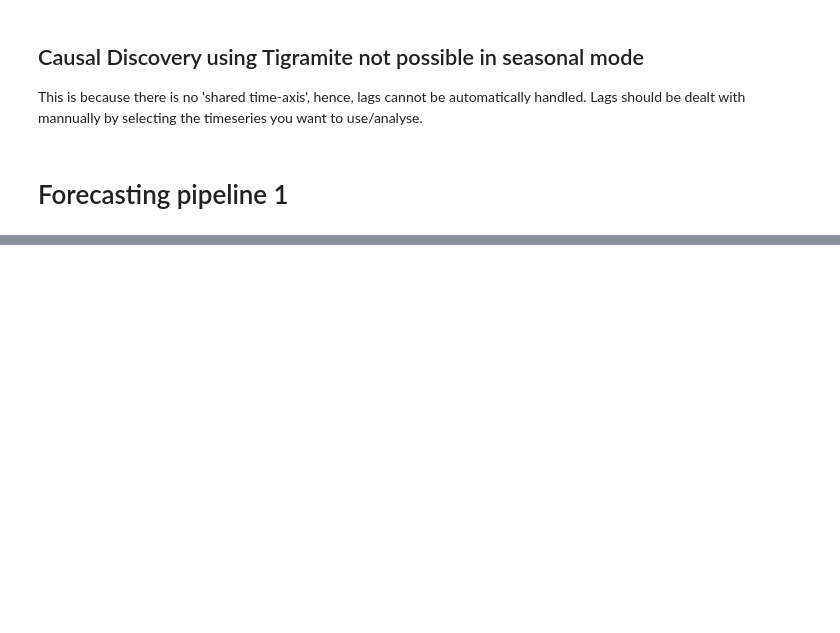
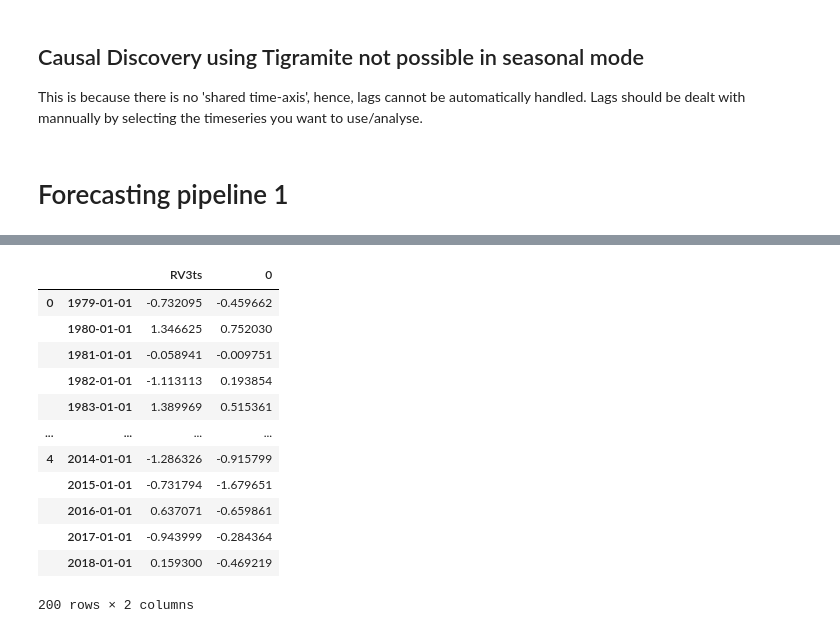
Before and after one commit to semvijverberg/RGCPD, a Jupyter notebook: seasonal_mode.ipynb, the cells around one changed output, grey strips where cells are left out. Drawn from its saved outputs; the diff is of its cells as text; code cells hidden in the pictures; blank space fills up the shorter version.

```diff
--- a/seasonal_mode.ipynb
+++ b/seasonal_mode.ipynb
@@ -297,3 +329,19 @@ elif prediction == 'continuous':
+# %%
+predict
+# %% [output]
+|  |  | RV3ts | 0 |
+| 0 | 1979-01-01 | -0.732095 | -0.459662 |
+|  | 1980-01-01 | 1.346625 | 0.752030 |
+|  | 1981-01-01 | -0.058941 | -0.009751 |
+|  | 1982-01-01 | -1.113113 | 0.193854 |
+|  | 1983-01-01 | 1.389969 | 0.515361 |
+| ... | ... | ... | ... |
+| 4 | 2014-01-01 | -1.286326 | -0.915799 |
+|  | 2015-01-01 | -0.731794 | -1.679651 |
+|  | 2016-01-01 | 0.637071 | -0.659861 |
+|  | 2017-01-01 | -0.943999 | -0.284364 |
+|  | 2018-01-01 | 0.159300 | -0.469219 |
+200 rows × 2 columns
 # %%
 m = model_lags['lag_0']['split_0']
 m # if prediction == 'continuous', this show the GridSearchCV output, else it shows the fitted logistic model.
```
Also changed, not shown: parts of 18 cells of this notebook, 2 other files.
